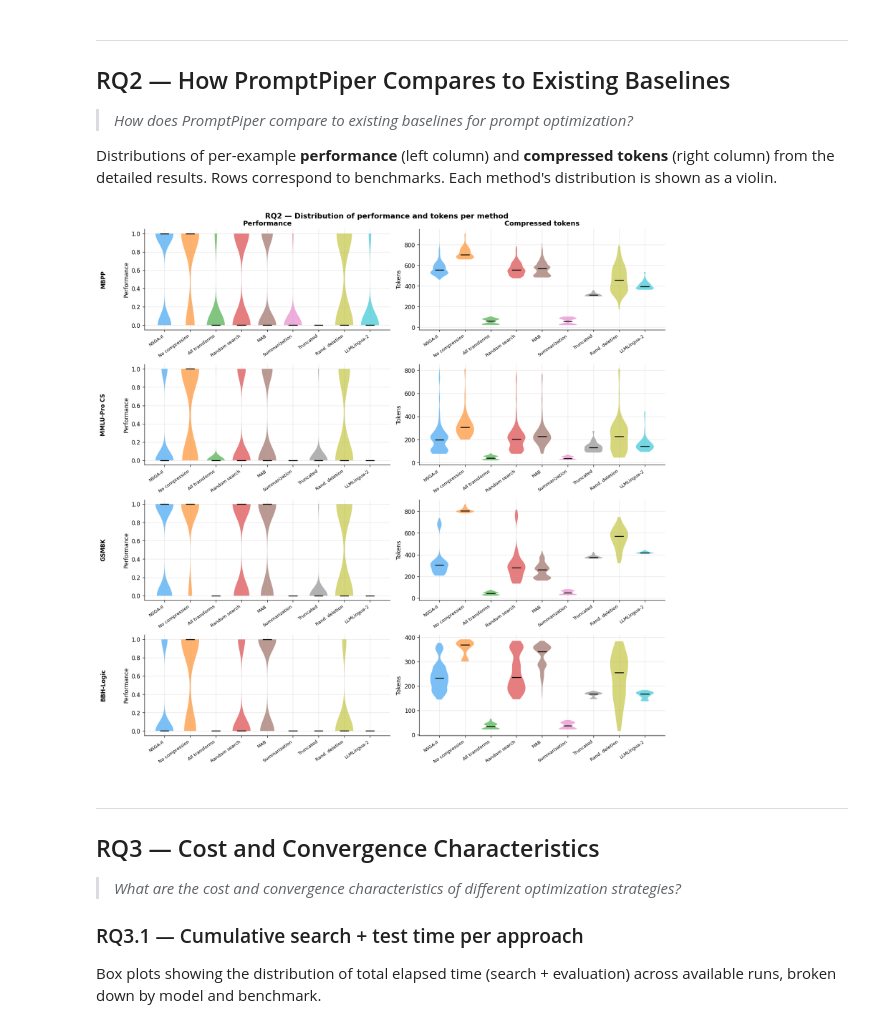
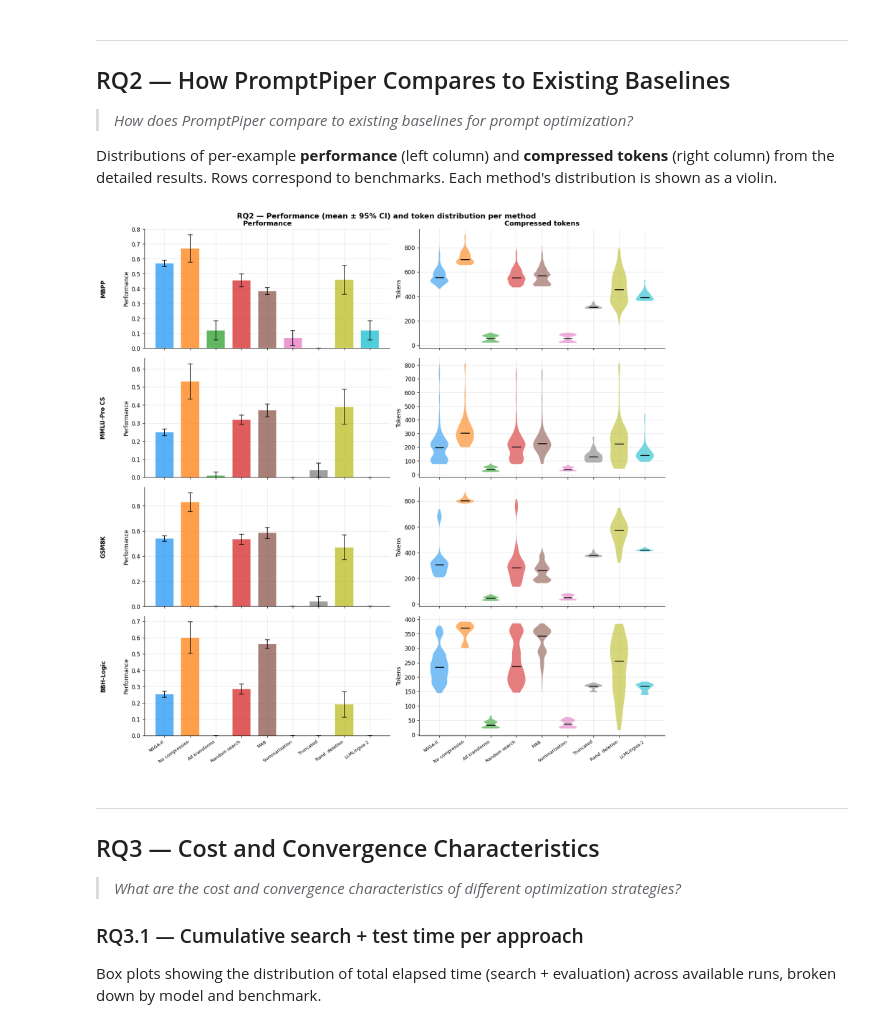
Before and after one commit to vincenzo-scotti/prompt_compression, a Jupyter notebook: notebooks/visualizations.ipynb, the cells around one changed output. Drawn from its saved outputs; the diff is of its cells as text; code cells hidden in the pictures.

```diff
--- a/notebooks/visualizations.ipynb
+++ b/notebooks/visualizations.ipynb
@@ -405,49 +302,62 @@ else:
     method_colors['NSGA-II'] = NSGA2_COLOR
 
     nrows = len(tasks_with_data)
-    ncols = 2  # performance | tokens
+    ncols = 2  # performance bar | tokens violin
 
     fig, axes = plt.subplots(nrows, ncols,
                              figsize=(14, 3.5 * nrows), squeeze=False)
 
     for ri, tlabel in enumerate(tasks_with_data):
         sub = df_rq2[df_rq2['task'] == tlabel]
 
         for ci, (metric, xlabel) in enumerate([
                 ('performance', 'Performance'), ('compressed_tokens', 'Compressed tokens')]):
             ax = axes[ri][ci]
-
             positions = list(range(len(methods_ordered)))
             data_per_method = [sub[sub['method'] == m][metric].dropna().values
                                for m in methods_ordered]
 
-            for pos, (m, data) in enumerate(zip(methods_ordered, data_per_method)):
-                if len(data) == 0:
-                    continue
-                parts = ax.violinplot([data], positions=[pos], widths=0.7,
-                                      showmedians=True, showextrema=False)
-                color = method_colors[m]
-                for pc in parts['bodies']:
-                    pc.set_facecolor(color)
-                    pc.set_alpha(0.6)
-                parts['cmedians'].set_color('black')
-                parts['cmedians'].set_linewidth(1.5)
+            if ci == 0:
+                # Bar chart with 95% CI for performance
+                for pos, (m, data) in enumerate(zip(methods_ordered, data_per_method)):
+                    color = method_colors[m]
+                    if len(data) == 0:
+                        continue
+                    mean_val = np.mean(data)
+                    ci_val = 1.96 * np.std(data, ddof=1) / np.sqrt(len(data)) if len(data) > 1 else 0
+                    ax.bar(pos, mean_val, width=0.7, color=color, alpha=0.75, zorder=3)
+                    ax.errorbar(pos, mean_val, yerr=ci_val, fmt='none',
+                                color='black', capsize=4, linewidth=1.2, zorder=4)
+                ax.set_ylim(bottom=0)
+            else:
+                # Violin for token distribution
+                for pos, (m, data) in enumerate(zip(methods_ordered, data_per_method)):
+                    if len(data) == 0:
+                        continue
+                    color = method_colors[m]
+                    parts = ax.violinplot([data], positions=[pos], widths=0.7,
+                                          showmedians=True, showextrema=False)
+                    for pc in parts['bodies']:
+                        pc.set_facecolor(color)
+                        pc.set_alpha(0.6)
+                    parts['cmedians'].set_color('black')
+                    parts['cmedians'].set_linewidth(1.5)
 
             ax.set_xticks(positions)
             ax.set_xticklabels(methods_ordered, rotation=35, ha='right', fontsize=8)
             ax.set_ylabel(xlabel if ci == 0 else 'Tokens')
             if ri == 0:
                 ax.set_title(xlabel, fontweight='bold')
             if ci == 0:
                 ax.annotate(tlabel, xy=(-0.18, 0.5), xycoords='axes fraction',
                             fontsize=10, fontweight='bold', rotation=90, va='center')
 
-    fig.suptitle('RQ2 — Distribution of performance and tokens per method',
+    fig.suptitle('RQ2 — Performance (mean ± 95% CI) and token distribution per method',
                  fontsize=13, fontweight='bold')
     plt.tight_layout()
     plt.show()
 # %% [output]
-[figure, old version]
+[figure, new version]
 # %% [markdown]
 ---
 ## RQ3 — Cost and Convergence Characteristics
```
Also changed, not shown: parts of 13 cells of this notebook.
